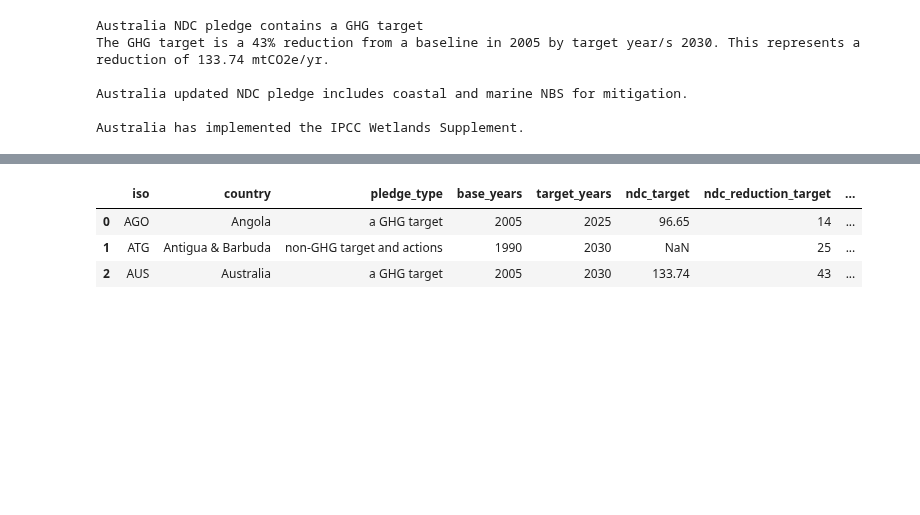
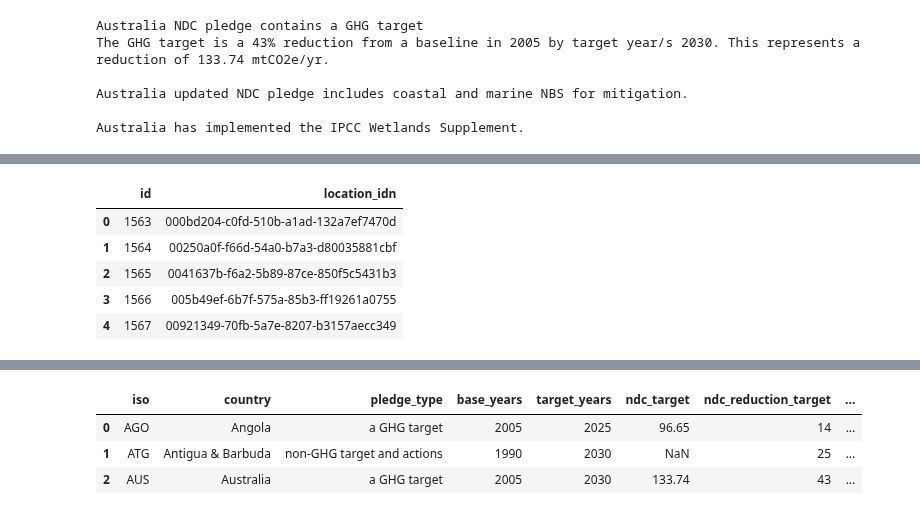
Before and after one commit to Vizzuality/mangrove-atlas, a Jupyter notebook: data/notebooks/Lab/data_processing/widgets-v2/international_status_data_processing.ipynb, the cells around one changed output, grey strips where cells are left out. Saved outputs shown, nothing was run; the diff lists cells and outputs as text; code cells hidden in the pictures; blank space fills up the shorter version.

```diff
--- a/data/notebooks/Lab/data_processing/widgets-v2/international_status_data_processing.ipynb
+++ b/data/notebooks/Lab/data_processing/widgets-v2/international_status_data_processing.ipynb
@@ -416 +487,12 @@ Australia has implemented the IPCC Wetlands Supplement.
+# %%
+api_locs = pd.read_csv('https://storage.googleapis.com/mangrove_atlas/widget_data/locations_staging.csv')
+api_locs.rename(columns={'location_id': 'location_idn'}, inplace=True)
+api_locs.head()
+# %% [output]
+|  | id | location_idn |
+| 0 | 1563 | 000bd204-c0fd-510b-a1ad-132a7ef7470d |
+| 1 | 1564 | 00250a0f-f66d-54a0-b7a3-d80035881cbf |
+| 2 | 1565 | 0041637b-f6a2-5b89-87ce-850f5c5431b3 |
+| 3 | 1566 | 005b49ef-6b7f-575a-85b3-ff19261a0755 |
+| 4 | 1567 | 00921349-70fb-5a7e-8207-b3157aecc349 |
 # %%
```
Also changed, not shown: parts of 14 cells of this notebook.
